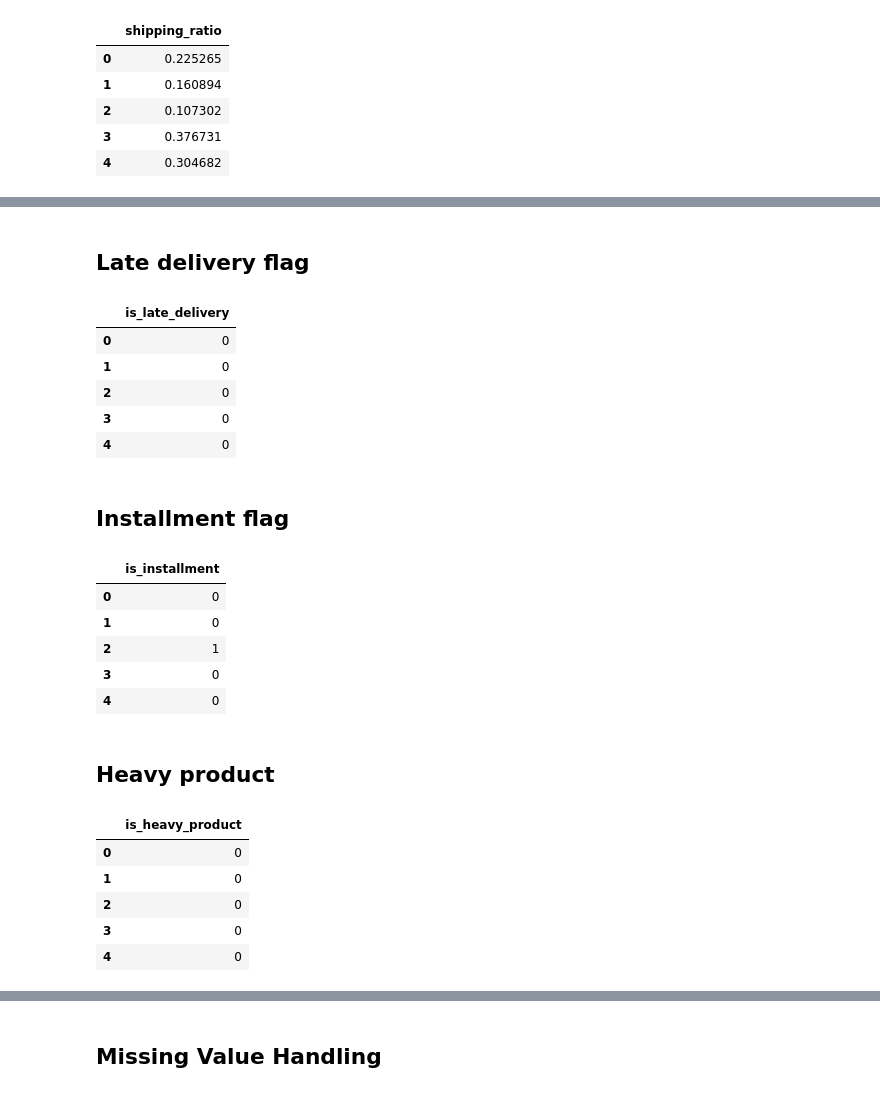
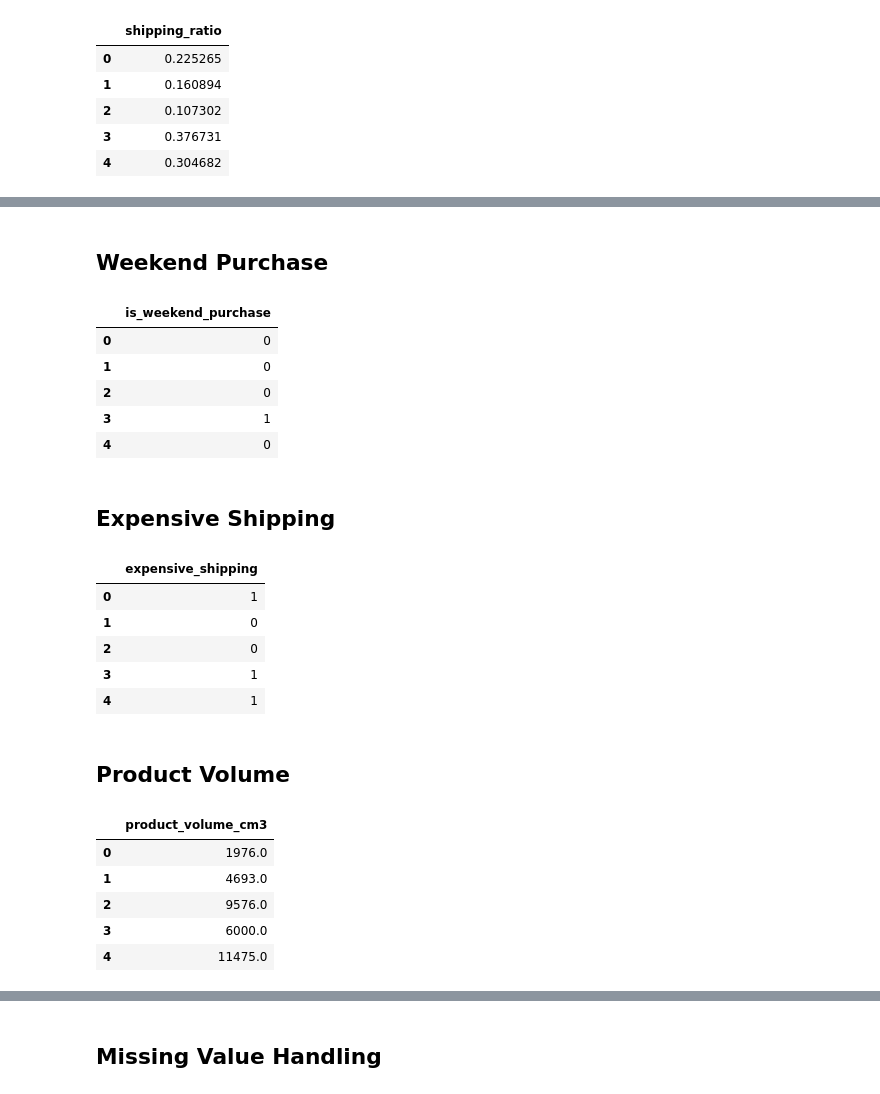
Before and after one commit to ngminhnguyen/MiniProjectDataming, a Jupyter notebook: notebooks/02_feature_engineering.ipynb, the cells around one changed output, grey strips where cells are left out. Saved outputs shown, nothing was run; the diff lists cells and outputs as text; code cells hidden in the pictures.

```diff
--- a/notebooks/02_feature_engineering.ipynb
+++ b/notebooks/02_feature_engineering.ipynb
@@ -127,8 +130,9 @@ df[['shipping_ratio']].head()
 # %%
-df['delivery_delay_days'] = (
-    df['order_delivered_customer_date']
-    - df['order_estimated_delivery_date']
-).dt.days
+df['is_late_delivery'] = np.where(
+    df['delay_days'] > 0,
+    1,
+    0
+)
 
-df[['delivery_delay_days']].head()
+df[['is_late_delivery']].head()
 # %% [output]
@@ -143,9 +147,9 @@ df[['delivery_delay_days']].head()
 # %%
-df['is_late_delivery'] = np.where(
-    df['delivery_delay_days'] > 0,
+df['is_installment'] = np.where(
+    df['payment_installments'] > 1,
     1,
     0
 )
 
-df[['is_late_delivery']].head()
+df[['is_installment']].head()
 # %% [output]
@@ -160,8 +164,9 @@ df[['is_late_delivery']].head()
 # %%
-df['shipping_ratio'] = (
-    df['total_freight_value']
-    / df['total_order_value']
+df['is_heavy_product'] = np.where(
+    df['avg_product_weight_g'] > 1000,
+    1,
+    0
 )
 
-df[['shipping_ratio']].head()
+df[['is_heavy_product']].head()
 # %% [output]
@@ -174,52 +179,52 @@ df[['shipping_ratio']].head()
 # %% [markdown]
-## Late delivery flag
+## Weekend Purchase
 # %%
-df['is_late_delivery'] = np.where(
-    df['delay_days'] > 0,
+df['is_weekend_purchase'] = np.where(
+    df['purchase_dayofweek'] >= 5,
     1,
     0
 )
 
-df[['is_late_delivery']].head()
+df[['is_weekend_purchase']].head()
 # %% [output]
-|  | is_late_delivery |
+|  | is_weekend_purchase |
 | 0 | 0 |
 | 1 | 0 |
 | 2 | 0 |
-| 3 | 0 |
+| 3 | 1 |
 | 4 | 0 |
 # %% [markdown]
-## Installment flag
+## Expensive Shipping
 # %%
-df['is_installment'] = np.where(
-    df['payment_installments'] > 1,
+df['expensive_shipping'] = np.where(
+    df['shipping_ratio'] > 0.2,
     1,
     0
 )
 
-df[['is_installment']].head()
+df[['expensive_shipping']].head()
 # %% [output]
-|  | is_installment |
-| 0 | 0 |
+|  | expensive_shipping |
+| 0 | 1 |
 | 1 | 0 |
-| 2 | 1 |
-| 3 | 0 |
-| 4 | 0 |
+| 2 | 0 |
+| 3 | 1 |
+| 4 | 1 |
 # %% [markdown]
-## Heavy product
+## Product Volume
 # %%
-df['is_heavy_product'] = np.where(
-    df['avg_product_weight_g'] > 1000,
-    1,
-    0
+df['product_volume_cm3'] = (
+    df['avg_product_length_cm']
+    * df['avg_product_width_cm']
+    * df['avg_product_height_cm']
 )
 
-df[['is_heavy_product']].head()
+df[['product_volume_cm3']].head()
 # %% [output]
-|  | is_heavy_product |
-| 0 | 0 |
-| 1 | 0 |
-| 2 | 0 |
-| 3 | 0 |
-| 4 | 0 |
+|  | product_volume_cm3 |
+| 0 | 1976.0 |
+| 1 | 4693.0 |
+| 2 | 9576.0 |
+| 3 | 6000.0 |
+| 4 | 11475.0 |
 # %% [markdown]
```
Also changed, not shown: parts of 32 cells of this notebook, 5 other files.
